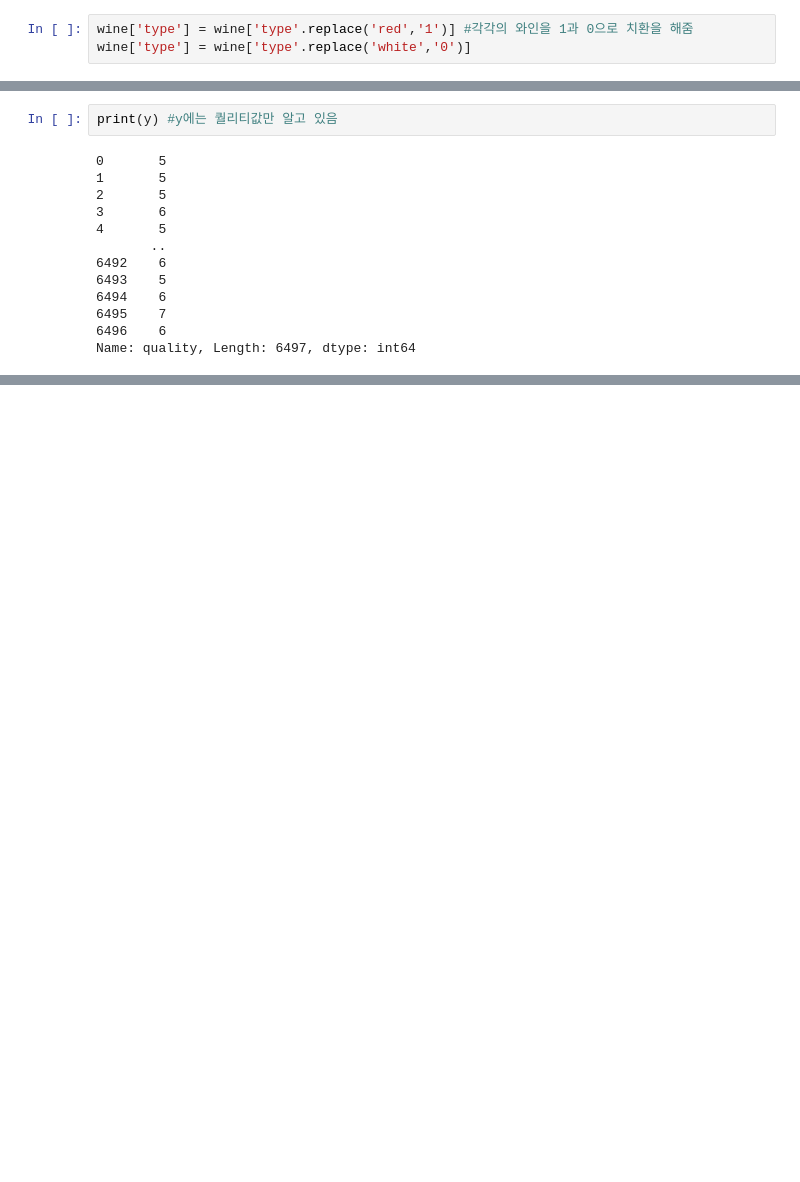
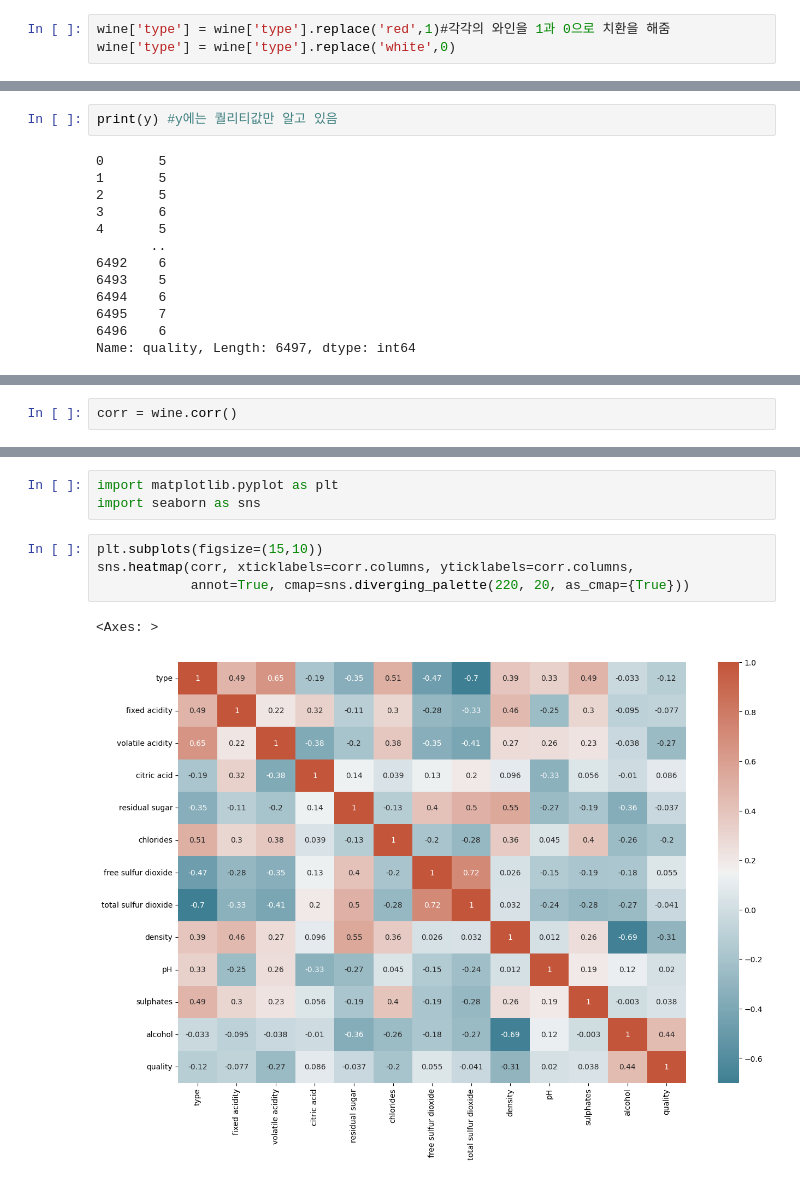
Before and after one commit to kscold/GitHub-workspace, a Jupyter notebook: bigdata_class/regressiontest.ipynb, the cells around one changed output, grey strips where cells are left out. Cells and saved outputs as stored; diff of their text form; blank space fills up the shorter version.

```diff
--- a/bigdata_class/regressiontest.ipynb
+++ b/bigdata_class/regressiontest.ipynb
@@ -139,8 +139,8 @@ wine.groupby('type')['quality'].describe #그룹별로 타입을 묶어서 퀄
 # %% [output]
 <bound method SeriesGroupBy.describe of <pandas.core.groupby.generic.SeriesGroupBy object at 0x...>>
 # %%
-wine['type'] = wine['type'.replace('red','1')] #각각의 와인을 1과 0으로 치환을 해줌
-wine['type'] = wine['type'.replace('white','0')]
+wine['type'] = wine['type'].replace('red',1)#각각의 와인을 1과 0으로 치환을 해줌
+wine['type'] = wine['type'].replace('white',0)
 # %%
 print(wine)
 # %% [output]
@@ -213,0 +233,2 @@ y_pred = model.predict(x_test)
+# %%
+corr = wine.corr()
@@ -213,0 +253,10 @@ y_pred = model.predict(x_test)
+# %%
+import matplotlib.pyplot as plt
+import seaborn as sns
+# %%
+plt.subplots(figsize=(15,10))
+sns.heatmap(corr, xticklabels=corr.columns, yticklabels=corr.columns,
+            annot=True, cmap=sns.diverging_palette(220, 20, as_cmap={True}))
+# %% [output]
+<Axes: >
+[figure, added]
```
Also changed, not shown: parts of 8 cells of this notebook.
